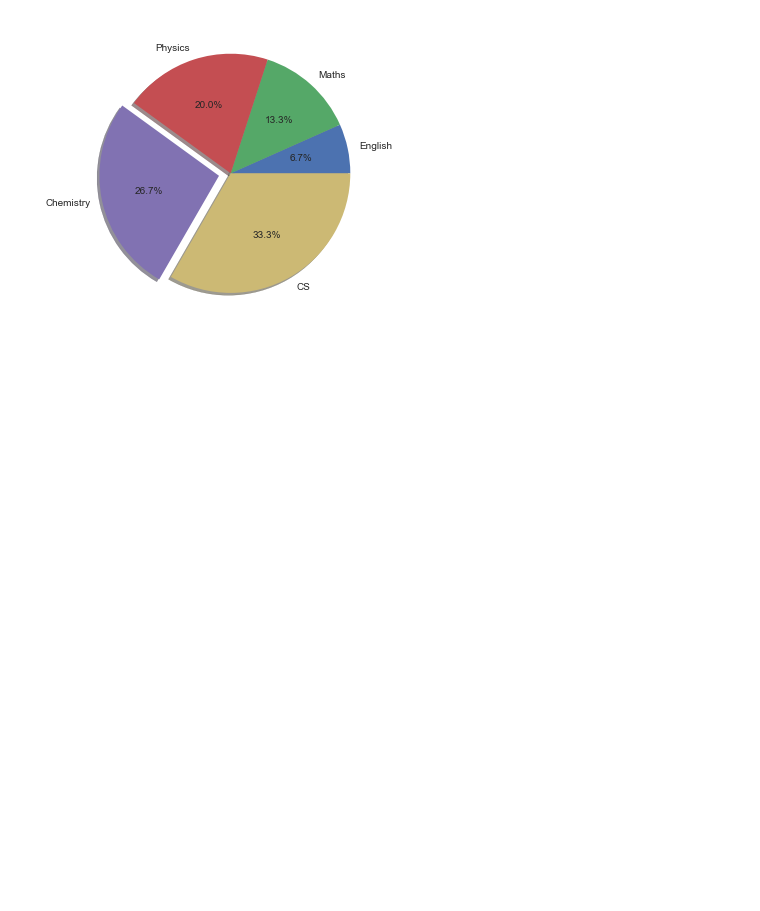
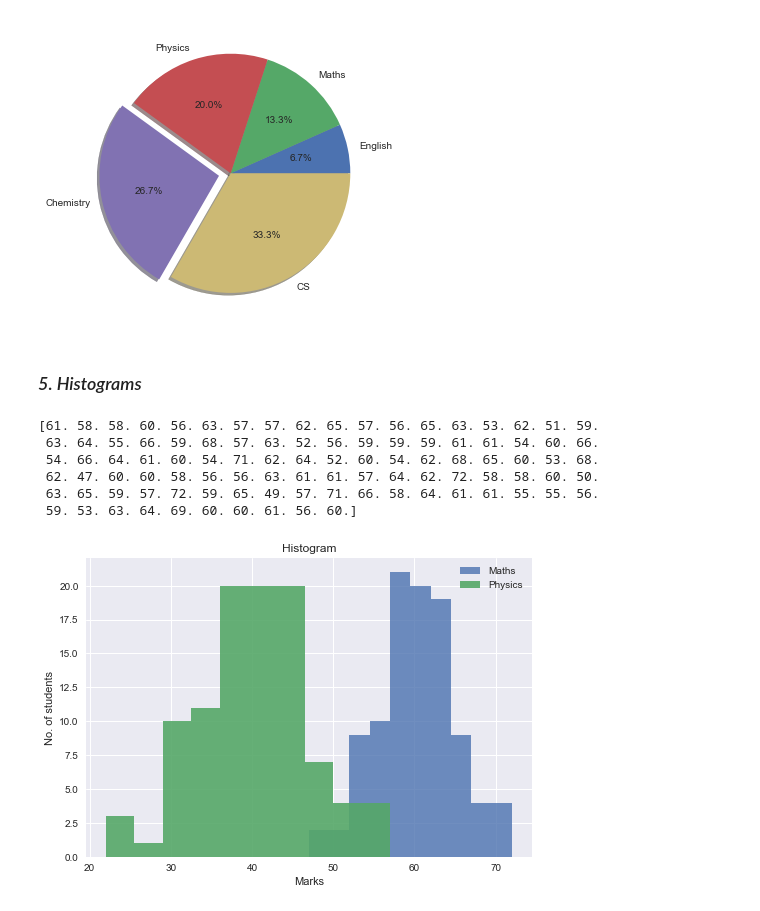
Before and after one commit to RGTechno/DataScience_Python, a Jupyter notebook: Matplotlib/plots.ipynb, the cells around one changed output. Saved outputs shown, nothing was run; the diff lists cells and outputs as text; code cells hidden in the pictures; blank space fills up the shorter version.

```diff
--- a/Matplotlib/plots.ipynb
+++ b/Matplotlib/plots.ipynb
@@ -94,3 +95,5 @@ plt.pie(weightage,labels=subject,explode=(0,0,0,0.1,0),shadow=True,autopct='%1.1
 plt.show()
 # %% [output]
 [figure]
+# %% [markdown]
+### *5. Histograms*
@@ -96,0 +108,32 @@ plt.show()
+# %%
+Xsnd = np.random.randn(100)
+
+u=60
+sigma = 5
+
+Xnd = np.round(Xsnd*sigma+u)
+Xnd1 = np.round(Xsnd*7+40)
+
+
+print(Xnd)  # See Xnd has most values near 60
+
+# print(Xsnd)
+# %% [output]
+[61. 58. 58. 60. 56. 63. 57. 57. 62. 65. 57. 56. 65. 63. 53. 62. 51. 59.
+ 63. 64. 55. 66. 59. 68. 57. 63. 52. 56. 59. 59. 59. 61. 61. 54. 60. 66.
+ 54. 66. 64. 61. 60. 54. 71. 62. 64. 52. 60. 54. 62. 68. 65. 60. 53. 68.
+ 62. 47. 60. 60. 58. 56. 56. 63. 61. 61. 57. 64. 62. 72. 58. 58. 60. 50.
+ 63. 65. 59. 57. 72. 59. 65. 49. 57. 71. 66. 58. 64. 61. 61. 55. 55. 56.
+ 59. 53. 63. 64. 69. 60. 60. 61. 56. 60.]
+# %%
+plt.hist(Xnd,label="Maths",alpha=0.8)
+plt.hist(Xnd1,label="Physics",alpha=0.9)
+
+plt.xlabel("Marks")
+plt.ylabel("No. of students")
+plt.title("Histogram")
+
+plt.legend()
+plt.show()
+# %% [output]
+[figure, added]
```
Also changed, not shown: parts of 2 cells of this notebook.
